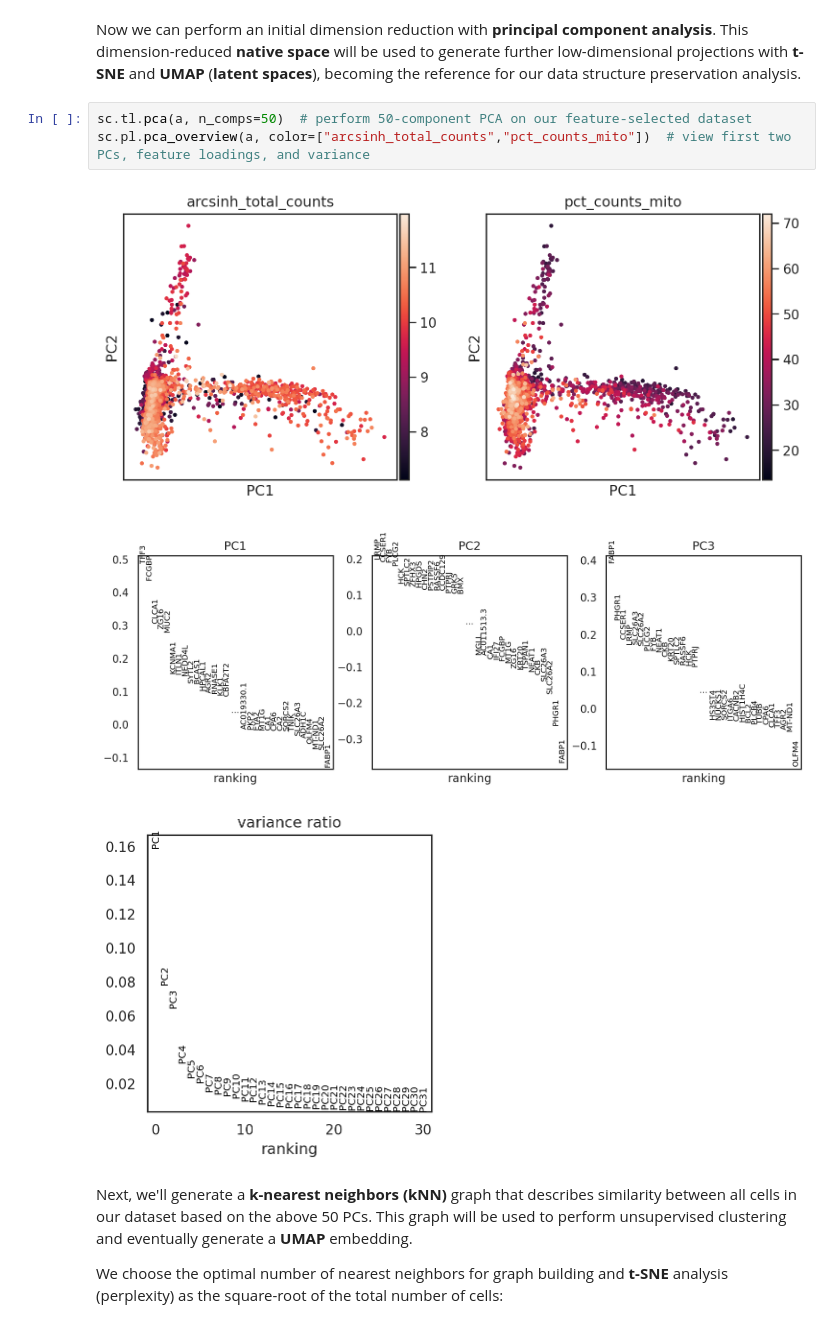
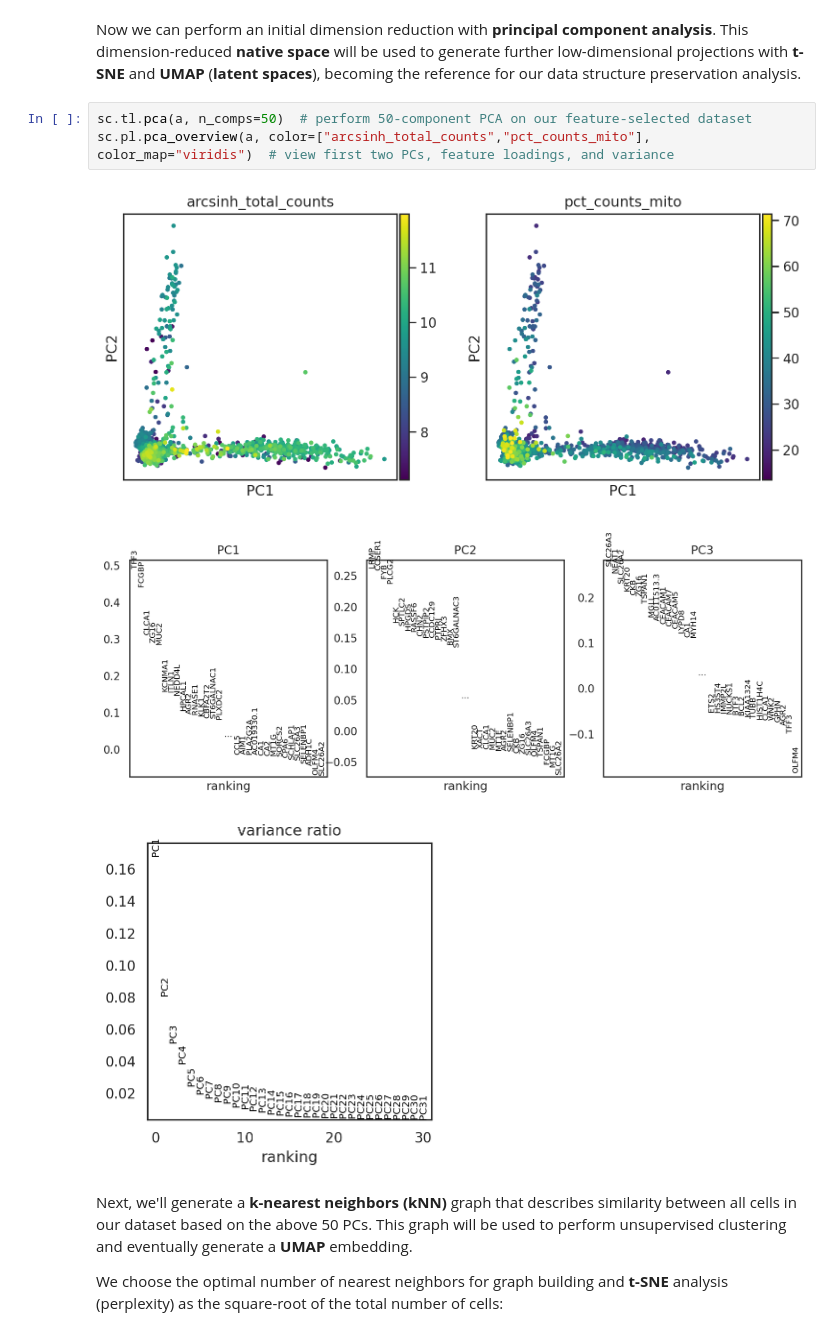
Before and after one commit to bobchen1701/STAR_Protocol, a Jupyter notebook: DR_analysis.ipynb, the cells around one changed output. Saved outputs shown, nothing was run; the diff lists cells and outputs as text.

```diff
--- a/DR_analysis.ipynb
+++ b/DR_analysis.ipynb
@@ -44,11 +44,11 @@ sc.pp.highly_variable_genes(a, n_top_genes=2000)
 Now we can perform an initial dimension reduction with __principal component analysis__. This dimension-reduced __native space__ will be used to generate further low-dimensional projections with __t-SNE__ and __UMAP__ (__latent spaces__), becoming the reference for our data structure preservation analysis.
 # %%
 sc.tl.pca(a, n_comps=50)  # perform 50-component PCA on our feature-selected dataset
-sc.pl.pca_overview(a, color=["arcsinh_total_counts","pct_counts_mito"])  # view first two PCs, feature loadings, and variance
+sc.pl.pca_overview(a, color=["arcsinh_total_counts","pct_counts_mito"], color_map="viridis")  # view first two PCs, feature loadings, and variance
 # %% [output]
-[figure, old version]
+[figure, new version]
-[figure, old version]
+[figure, new version]
-[figure, old version]
+[figure, new version]
 # %% [markdown]
 Next, we'll generate a __k-nearest neighbors (kNN)__ graph that describes similarity between all cells in our dataset based on the above 50 PCs. This graph will be used to perform unsupervised clustering and eventually generate a __UMAP__ embedding.
 
```
Also changed, not shown: parts of 27 cells of this notebook, 1 other file.
